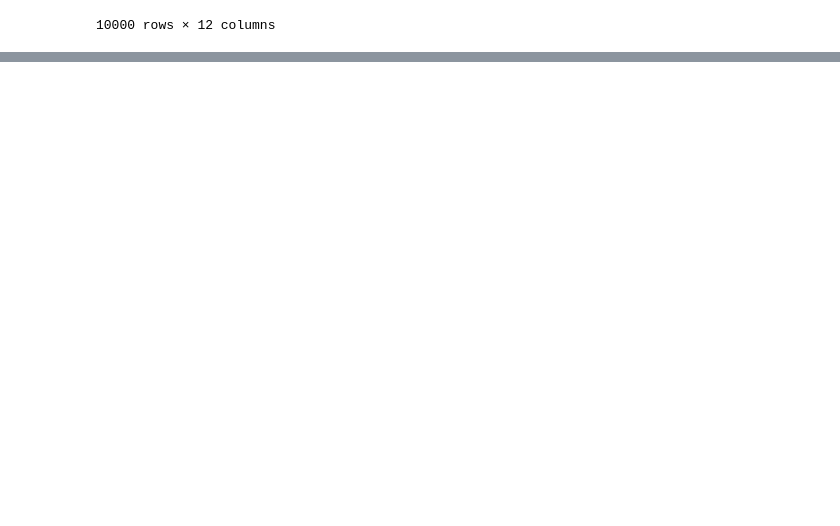
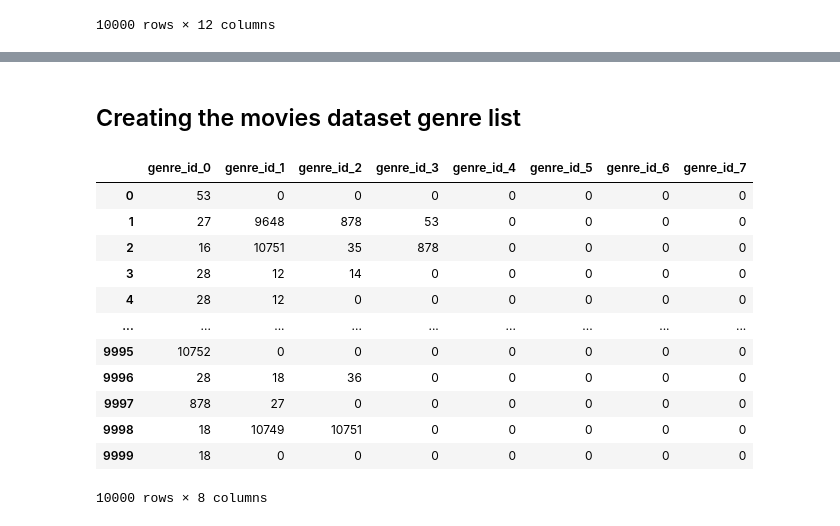
Before and after one commit to jibo16/Ml-practicing-ML-project-dev, a Jupyter notebook: movieanalysis.ipynb, the cells around one changed output, grey strips where cells are left out. Saved outputs shown, nothing was run; the diff lists cells and outputs as text; code cells hidden in the pictures; blank space fills up the shorter version.

```diff
--- a/movieanalysis.ipynb
+++ b/movieanalysis.ipynb
@@ -60,0 +84,20 @@ genre_list_second.to_pickle('genres_list.pkl')
+# %% [markdown]
+## Creating the movies dataset genre list
+# %%
+movies_dataset_list = pd.DataFrame(movies_dataset['genre_ids'].values.tolist()).add_prefix('genre_id_').fillna(0)
+movies_dataset_list = movies_dataset_list[::].astype(int)
+movies_dataset_list
+# %% [output]
+|  | genre_id_0 | genre_id_1 | genre_id_2 | genre_id_3 | genre_id_4 | genre_id_5 | genre_id_6 | genre_id_7 |
+| 0 | 53 | 0 | 0 | 0 | 0 | 0 | 0 | 0 |
+| 1 | 27 | 9648 | 878 | 53 | 0 | 0 | 0 | 0 |
+| 2 | 16 | 10751 | 35 | 878 | 0 | 0 | 0 | 0 |
+| 3 | 28 | 12 | 14 | 0 | 0 | 0 | 0 | 0 |
+| 4 | 28 | 12 | 0 | 0 | 0 | 0 | 0 | 0 |
+| ... | ... | ... | ... | ... | ... | ... | ... | ... |
+| 9995 | 10752 | 0 | 0 | 0 | 0 | 0 | 0 | 0 |
+| 9996 | 28 | 18 | 36 | 0 | 0 | 0 | 0 | 0 |
+| 9997 | 878 | 27 | 0 | 0 | 0 | 0 | 0 | 0 |
+| 9998 | 18 | 10749 | 10751 | 0 | 0 | 0 | 0 | 0 |
+| 9999 | 18 | 0 | 0 | 0 | 0 | 0 | 0 | 0 |
+10000 rows × 8 columns
```
Also changed, not shown: parts of 14 cells of this notebook.
